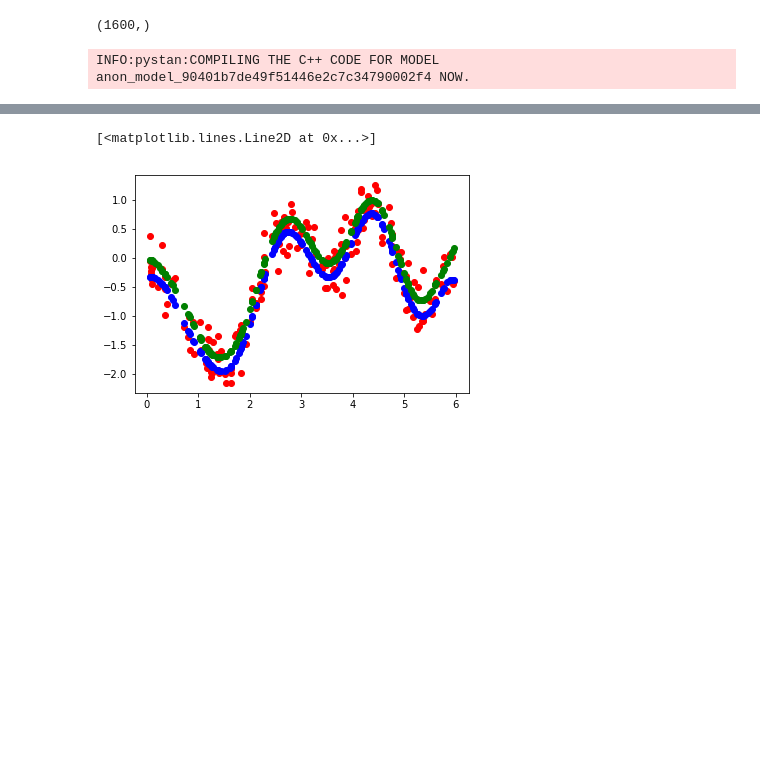
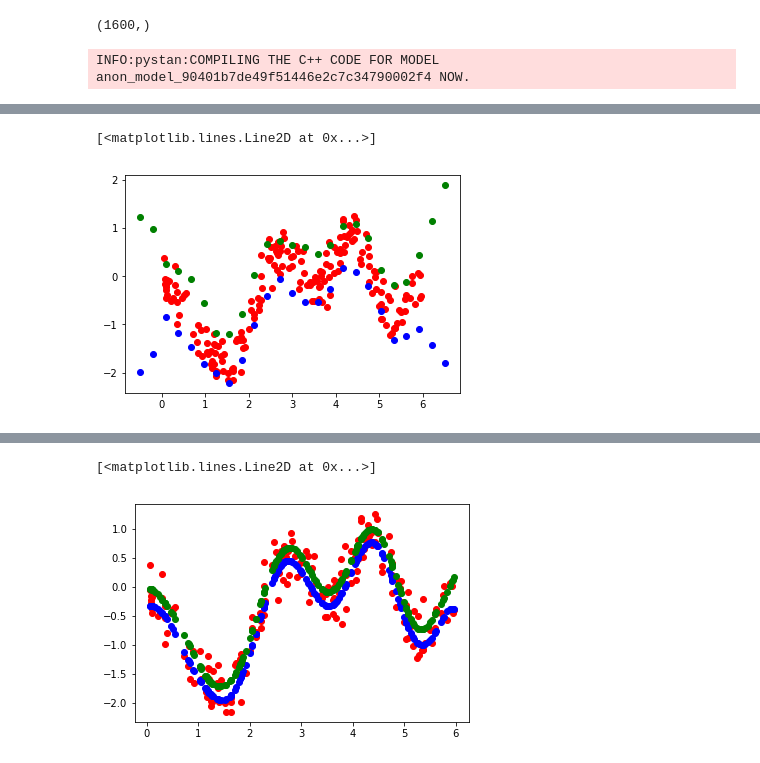
Before and after one commit to adhaka/Sparse_GP_Stan, a Jupyter notebook: temp_work/gp_rff_matern_samples.ipynb, the cells around one changed output, grey strips where cells are left out. Cells and saved outputs as stored; diff of their text form; code cells hidden in the pictures; blank space fills up the shorter version.

```diff
--- a/temp_work/gp_rff_matern_samples.ipynb
+++ b/temp_work/gp_rff_matern_samples.ipynb
@@ -275,0 +294,7 @@ Mean difference for f between 2.5 and 97.5 percentile: 0.056
+# %%
+plt.plot(X,Y, 'ro')
+plt.plot(X_star, f_star_25*2, 'bo')
+plt.plot(X_star, f_star_975*2, 'go')
+# %% [output]
+[<matplotlib.lines.Line2D at 0x...>]
+[figure, added]
```
Also changed, not shown: parts of 14 cells of this notebook.
